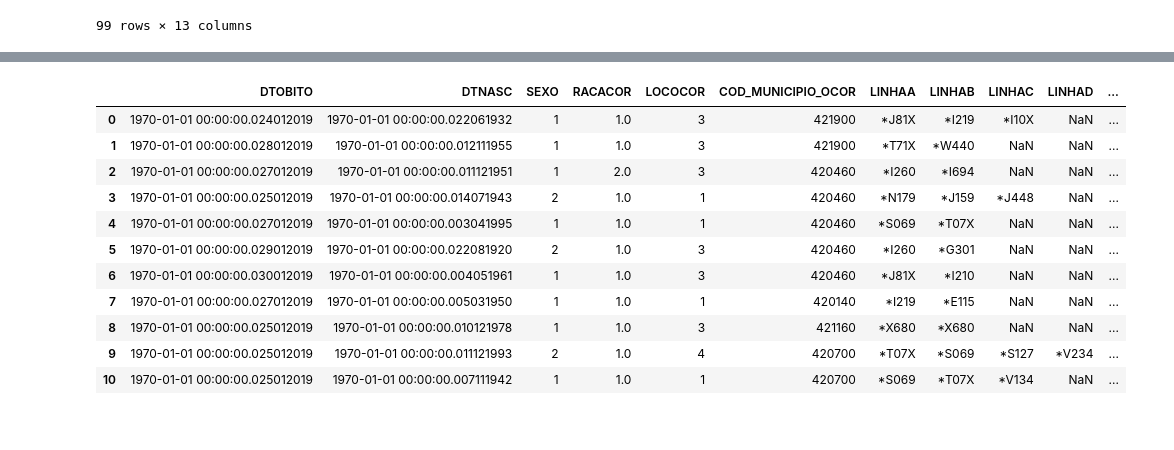
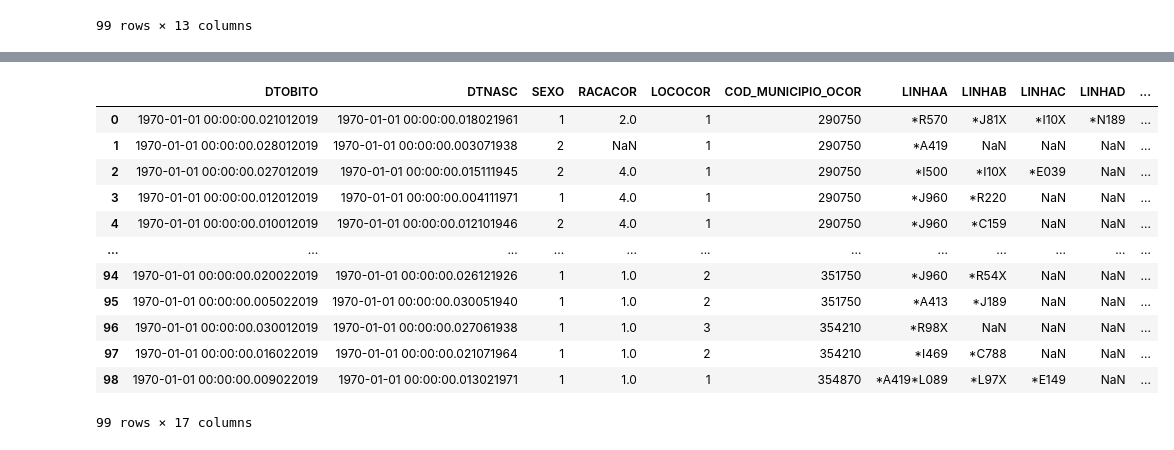
Before and after one commit to drianc/TCC-PUC-MINAS, a Jupyter notebook: TCC_Ciencia_Dados_PUC_Minas.ipynb, the cells around one changed output, grey strips where cells are left out. Cells and saved outputs as stored; diff of their text form; code cells hidden in the pictures.

```diff
--- a/TCC_Ciencia_Dados_PUC_Minas.ipynb
+++ b/TCC_Ciencia_Dados_PUC_Minas.ipynb
@@ -69,7 +69,7 @@ df_Mort_2019_alt['DTNASC'] = pd.to_datetime(df_Mort_2019_alt['DTNASC'])
 df_Mort_2019_alt.rename(columns={'CAUSABAS':'SUBCAT'}, inplace=True)
 
 #alterar o código municipio de int64 para string
-df_Mort_2019_alt['COD_MUNICIPIO_OCOR'] = df_Mort_2019_alt['COD_MUNICIPIO_OCOR'].astype(str)
+#df_Mort_2019_alt['COD_MUNICIPIO_OCOR'] = df_Mort_2019_alt['COD_MUNICIPIO_OCOR'].astype(str)
 
 #somente mortes em hospitais LOCOCOR = 1
 
@@ -225,10 +225,12 @@ df_Mort_2019_alt_2
 99 rows × 13 columns
 # %%
 #busca a tabelas tabelas do ibge
-df_ibge = pd.read_html('https://www.ibge.gov.br/explica/codigos-dos-municipios.php#MG')
+#df_ibge = pd.read_html('https://www.ibge.gov.br/explica/codigos-dos-municipios.php#MG')
+df_ibge = pd.read_csv('tabela_ibge.csv',sep=';',encoding = 'ISO-8859-1')
+
 
 #buscar apenas Estado de Minas Gerais
-df_ibge_mg = df_ibge[24]
-df_ibge_mg.to_csv('ibge_mg.csv')
-df_ibge_mg
+#df_ibge_mg = df_ibge[24]
+#df_ibge_mg.to_csv('ibge_mg.csv')
+df_ibge
 # %% [output]
@@ -273,0 +274,8 @@ dtype: object
+# %%
+
+
+print(df_Mort_2019_alt.dtypes)
+
+print(df_ibge.dtypes)
+df_ibge.rename(columns={'cd_municipio_base':'COD_MUNICIPIO_OCOR'}, inplace=True)
+print(df_Mort_2019_alt.dtypes)
@@ -274,19 +300,22 @@ dtype: object
 # %%
+
+df_ibge['COD_MUNICIPIO_OCOR'] = df_ibge['COD_MUNICIPIO_OCOR'].astype(str)
+
+
 # Realizar o merge Dataframe df_Mort_2019_alt e df_cid_alt
-df_morte_2019_MG = pd.merge(df_Mort_2019_alt, df_ibge_mg, on='COD_MUNICIPIO_OCOR')
-
-#DataFrame meger
-df_morte_2019_MG
+df_morte_2019_junto = pd.merge(df_Mort_2019_alt, df_ibge, on=['COD_MUNICIPIO_OCOR'])
+df_morte_2019_junto
 # %% [output]
 |  | DTOBITO | DTNASC | SEXO | RACACOR | LOCOCOR | COD_MUNICIPIO_OCOR | LINHAA | LINHAB | LINHAC | LINHAD | ... |
-| 0 | 1970-01-01 00:00:00.024012019 | 1970-01-01 00:00:00.022061932 | 1 | 1.0 | 3 | 421900 | *J81X | *I219 | *I10X | NaN | ... |
-| 1 | 1970-01-01 00:00:00.028012019 | 1970-01-01 00:00:00.012111955 | 1 | 1.0 | 3 | 421900 | *T71X | *W440 | NaN | NaN | ... |
-| 2 | 1970-01-01 00:00:00.027012019 | 1970-01-01 00:00:00.011121951 | 1 | 2.0 | 3 | 420460 | *I260 | *I694 | NaN | NaN | ... |
-| 3 | 1970-01-01 00:00:00.025012019 | 1970-01-01 00:00:00.014071943 | 2 | 1.0 | 1 | 420460 | *N179 | *J159 | *J448 | NaN | ... |
-| 4 | 1970-01-01 00:00:00.027012019 | 1970-01-01 00:00:00.003041995 | 1 | 1.0 | 1 | 420460 | *S069 | *T07X | NaN | NaN | ... |
-| 5 | 1970-01-01 00:00:00.029012019 | 1970-01-01 00:00:00.022081920 | 2 | 1.0 | 3 | 420460 | *I260 | *G301 | NaN | NaN | ... |
-| 6 | 1970-01-01 00:00:00.030012019 | 1970-01-01 00:00:00.004051961 | 1 | 1.0 | 3 | 420460 | *J81X | *I210 | NaN | NaN | ... |
-| 7 | 1970-01-01 00:00:00.027012019 | 1970-01-01 00:00:00.005031950 | 1 | 1.0 | 1 | 420140 | *I219 | *E115 | NaN | NaN | ... |
-| 8 | 1970-01-01 00:00:00.025012019 | 1970-01-01 00:00:00.010121978 | 1 | 1.0 | 3 | 421160 | *X680 | *X680 | NaN | NaN | ... |
-| 9 | 1970-01-01 00:00:00.025012019 | 1970-01-01 00:00:00.011121993 | 2 | 1.0 | 4 | 420700 | *T07X | *S069 | *S127 | *V234 | ... |
-| 10 | 1970-01-01 00:00:00.025012019 | 1970-01-01 00:00:00.007111942 | 1 | 1.0 | 1 | 420700 | *S069 | *T07X | *V134 | NaN | ... |
+| 0 | 1970-01-01 00:00:00.021012019 | 1970-01-01 00:00:00.018021961 | 1 | 2.0 | 1 | 290750 | *R570 | *J81X | *I10X | *N189 | ... |
+| 1 | 1970-01-01 00:00:00.028012019 | 1970-01-01 00:00:00.003071938 | 2 | NaN | 1 | 290750 | *A419 | NaN | NaN | NaN | ... |
+| 2 | 1970-01-01 00:00:00.027012019 | 1970-01-01 00:00:00.015111945 | 2 | 4.0 | 1 | 290750 | *I500 | *I10X | *E039 | NaN | ... |
+| 3 | 1970-01-01 00:00:00.012012019 | 1970-01-01 00:00:00.004111971 | 1 | 4.0 | 1 | 290750 | *J960 | *R220 | NaN | NaN | ... |
+| 4 | 1970-01-01 00:00:00.010012019 | 1970-01-01 00:00:00.012101946 | 2 | 4.0 | 1 | 290750 | *J960 | *C159 | NaN | NaN | ... |
+| ... | ... | ... | ... | ... | ... | ... | ... | ... | ... | ... | ... |
+| 94 | 1970-01-01 00:00:00.020022019 | 1970-01-01 00:00:00.026121926 | 1 | 1.0 | 2 | 351750 | *J960 | *R54X | NaN | NaN | ... |
+| 95 | 1970-01-01 00:00:00.005022019 | 1970-01-01 00:00:00.030051940 | 1 | 1.0 | 2 | 351750 | *A413 | *J189 | NaN | NaN | ... |
+| 96 | 1970-01-01 00:00:00.030012019 | 1970-01-01 00:00:00.027061938 | 1 | 1.0 | 3 | 354210 | *R98X | NaN | NaN | NaN | ... |
+| 97 | 1970-01-01 00:00:00.016022019 | 1970-01-01 00:00:00.021071964 | 1 | 1.0 | 2 | 354210 | *I469 | *C788 | NaN | NaN | ... |
+| 98 | 1970-01-01 00:00:00.009022019 | 1970-01-01 00:00:00.013021971 | 1 | 1.0 | 1 | 354870 | *A419*L089 | *L97X | *E149 | NaN | ... |
+99 rows × 17 columns
```
Also changed, not shown: parts of 9 cells of this notebook.
